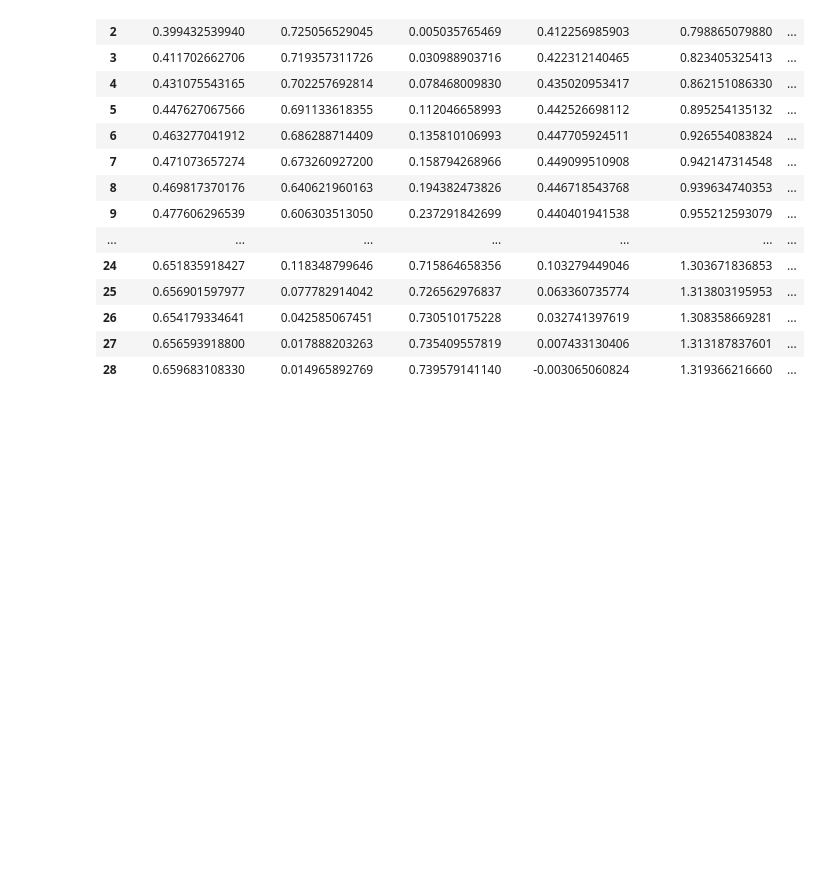
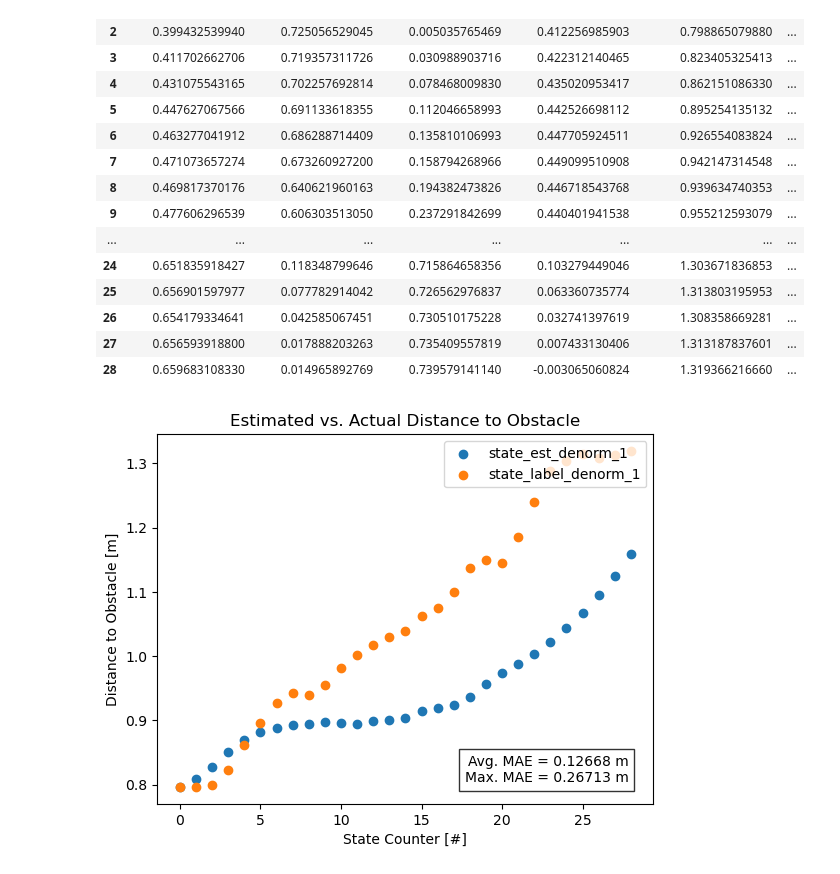
Before and after one commit to resuldagdanov/robot-learning-human-trust, a Jupyter notebook: src/analyses/evaluate_policy.ipynb, the cells around one changed output. Cells and saved outputs as stored; diff of their text form; code cells hidden in the pictures; blank space fills up the shorter version.

Commit message:
plot estimated state vector variables

```diff
--- a/src/analyses/evaluate_policy.ipynb
+++ b/src/analyses/evaluate_policy.ipynb
@@ -298,3 +298,13 @@ trajectory_df
 | 26 | 0.654179334641 | 0.042585067451 | 0.730510175228 | 0.032741397619 | 1.308358669281 | ... |
 | 27 | 0.656593918800 | 0.017888203263 | 0.735409557819 | 0.007433130406 | 1.313187837601 | ... |
 | 28 | 0.659683108330 | 0.014965892769 | 0.739579141140 | -0.003065060824 | 1.319366216660 | ... |
+# %%
+plt_2D_plotting(df=trajectory_df,
+                column_names=[constants.STATE_ESTIMATION_DENORMALIZED_NAME + "_1",
+                              constants.STATE_DENORMALIZED_LABEL_NAME + "_1"],
+                x_axis_name="State Counter [#]",
+                y_axis_name="Distance to Obstacle [m]",
+                x_label_name=constants.STATE_NUMBER_COLUMN,
+                title_label_name="Estimated vs. Actual Distance to Obstacle")
+# %% [output]
+[figure, added]
```
Also changed, not shown: parts of 4 cells of this notebook.
